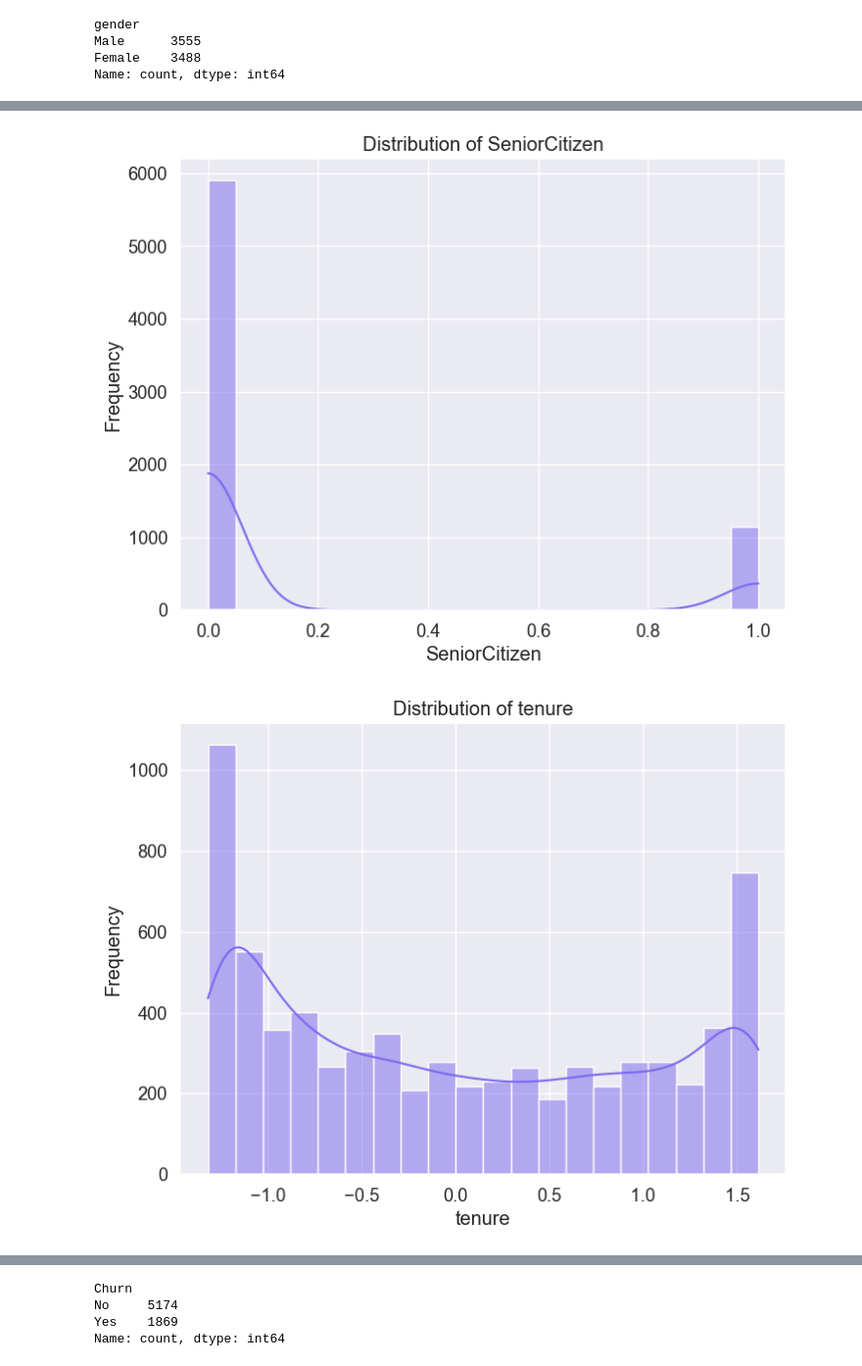
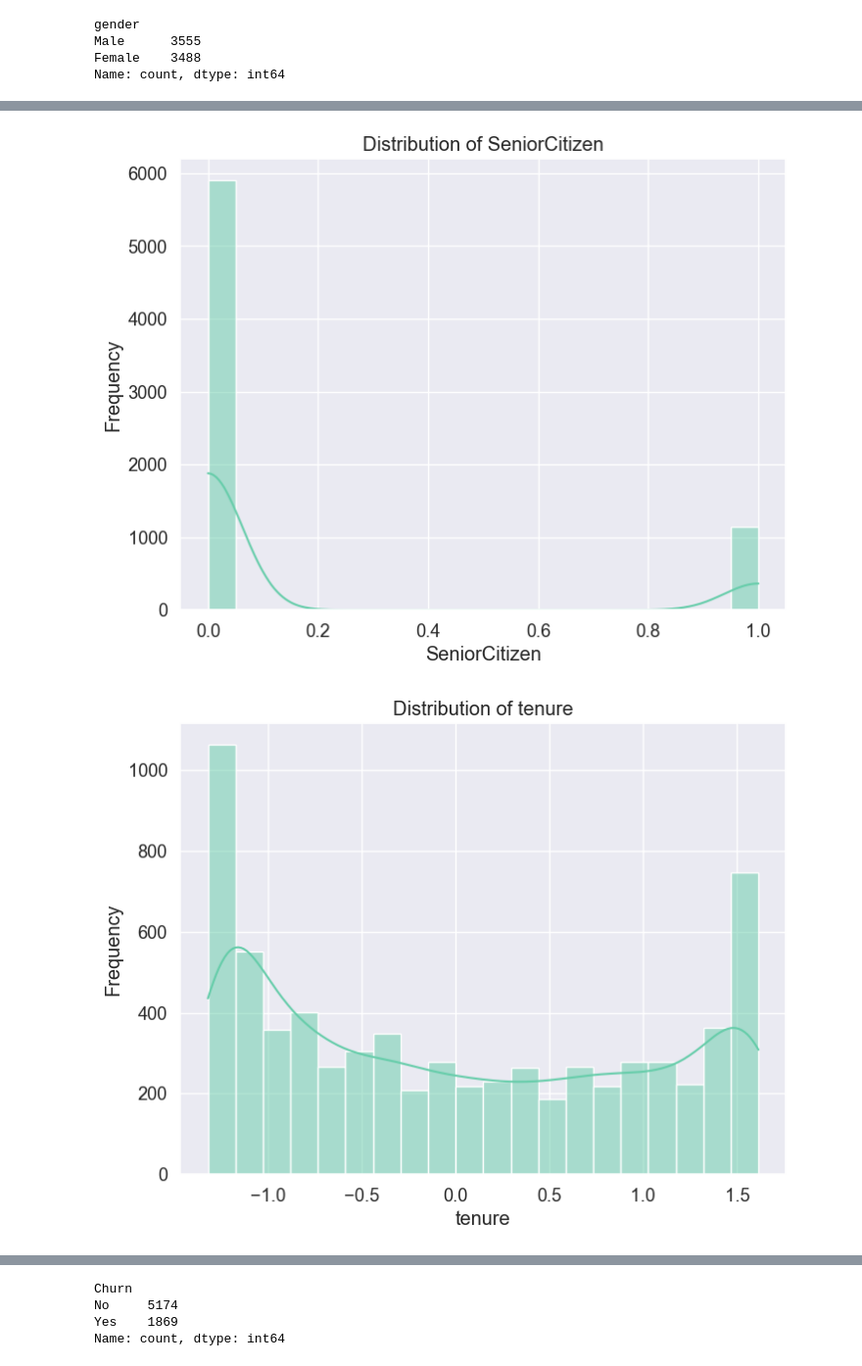
Before and after one commit to aiyegboka/Telcom, a Jupyter notebook: customer_chun.ipynb, the cells around one changed output, grey strips where cells are left out. Shown at 98% size. Drawn from its saved outputs; the diff is of its cells as text; code cells hidden in the pictures.

```diff
--- a/customer_chun.ipynb
+++ b/customer_chun.ipynb
@@ -388,18 +388,18 @@ Name: count, dtype: int64
 # %%
 numeric = telcom.select_dtypes(include=['float64', 'int64']).columns
 
 for values in numeric:
     plt.figure(figsize=(8, 6))
 
     #Distribution plot consisting of bar and dendity plots
-    sns.histplot(telcom[values], kde=True, bins=20, color='mediumslateblue')
+    sns.histplot(telcom[values], kde=True, bins=20, color='mediumaquamarine')
 
     # Set labels and title
     plt.xlabel(values)
     plt.ylabel('Frequency')
     plt.title(f'Distribution of {values}')
 
     plt.show()
 # %% [output]
-[figure, old version]
+[figure, new version]
-[figure, old version]
+[figure, new version]
```
Also changed, not shown: parts of 1 cell of this notebook.
